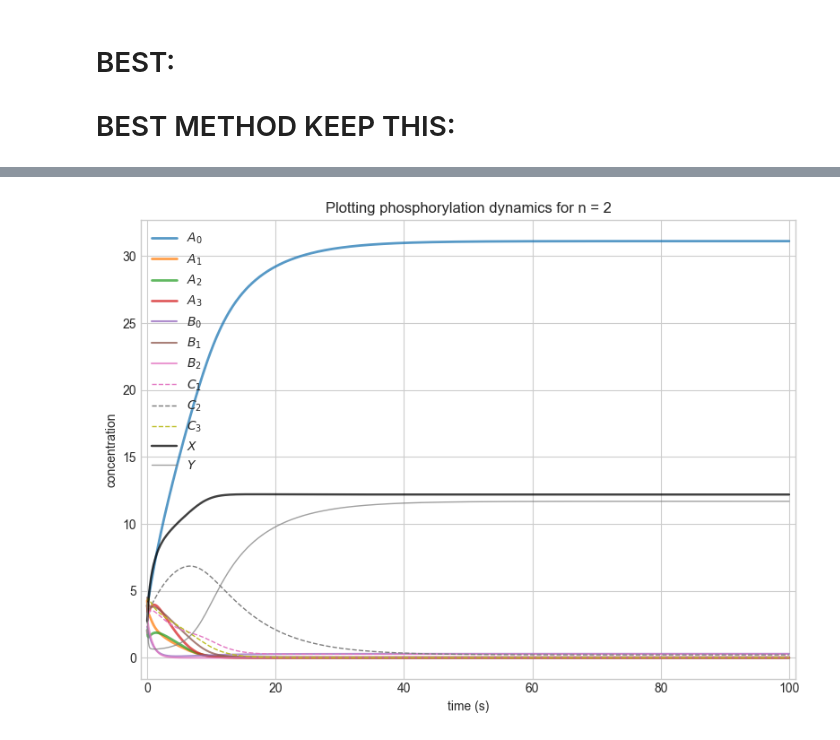
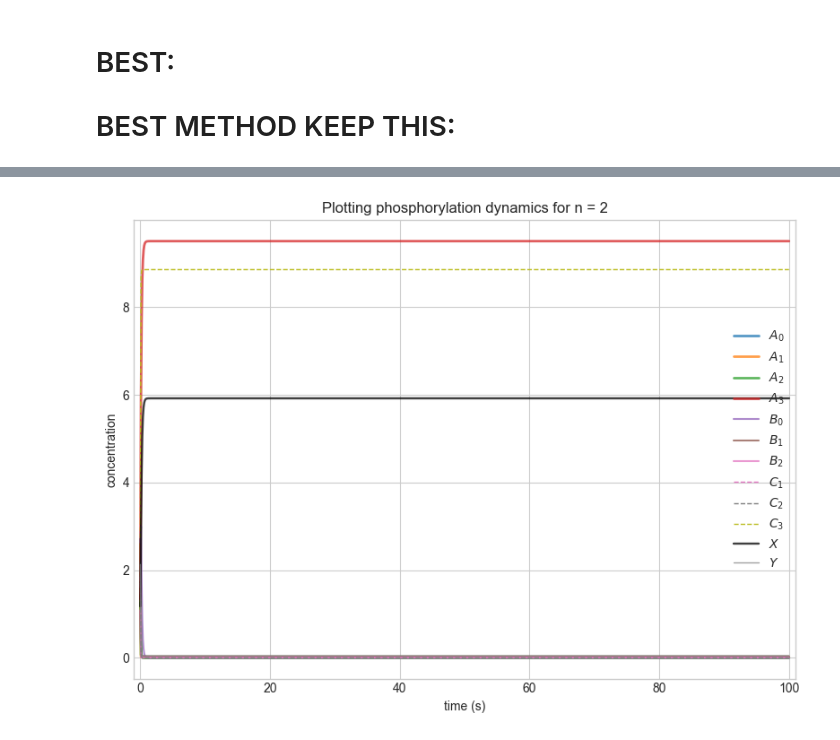
Before and after one commit to mattia0345/Research, a Jupyter notebook: PHOSPHORYLATION.ipynb, the cells around one changed output, grey strips where cells are left out. Drawn from its saved outputs; the diff is of its cells as text; code cells hidden in the pictures.

Commit message:
initial success

```diff
--- a/PHOSPHORYLATION.ipynb
+++ b/PHOSPHORYLATION.ipynb
@@ -396,19 +396,35 @@ def phosphorylation_system_solver(parameters_tuple, initial_states_array):
     # WRITE CODE THAT EXPORTS DATA AS FILE
 # %%
 import numpy as np
-from scipy.optimize import fsolve
 n = 2
 N = 2**n
-# initial_states_array = np.random.uniform(0, 2, 3 * N + 2)
-# initial_states_array[2 * N - 1] = 0
-# initial_states_array[2 * N] = 0
 
 ##################### constructing initial parameter vectors/matrices
-gen = all_parameter_generation(n, "distributive", "gamma", (0.5, 1), verbose = False)
-alpha_matrix = gen.alpha_parameter_generation()
-beta_matrix = gen.beta_parameter_generation()
-k_positive_rates, k_negative_rates = gen.k_parameter_generation()
-p_positive_rates, p_negative_rates = gen.p_parameter_generation()
+# gen = all_parameter_generation(n, "distributive", "gamma", (0.5, 1), verbose = False)
+# alpha_matrix = gen.alpha_parameter_generation()
+# beta_matrix = gen.beta_parameter_generation()
+# k_positive_rates, k_negative_rates = gen.k_parameter_generation()
+# p_positive_rates, p_negative_rates = gen.p_parameter_generation()
+
+arr = np.loadtxt('test_1000.csv', skiprows = 1, delimiter=',')
+print(arr[0])
+print(len(arr[0]))
+# a_0_stable_fp, a_1_stable_fp, a_2_stable_fp, a_3_stable_fp, a_tot, x_tot, y_tot, alpha_matrix_parameters, beta_matrix_parameters, k_+_parameters, k_-_parameters, p_+_parameters, p_-_parameters"
+alpha_matrix_parameters = arr[0][7:11]
+beta_matrix_parameters = arr[0][11:15]
+k_positive_rates = np.array(arr[0][15:18])
+k_negative_rates = np.array(arr[0][18:21])
+p_positive_rates = np.array(arr[0][21:24])
+p_negative_rates = np.array(arr[0][24:27])
+
+alpha_matrix = np.array([[0, alpha_matrix_parameters[0], alpha_matrix_parameters[1], 0],
+                        [0, 0, 0, alpha_matrix_parameters[2]],
+                        [0, 0, 0, alpha_matrix_parameters[3]],
+                        [0, 0, 0, 0]])
+beta_matrix = np.array([[0, 0, 0, 0],
+                        [beta_matrix_parameters[0], 0, 0, 0],
+                        [beta_matrix_parameters[1], 0, 0, 0],
+                        [0, beta_matrix_parameters[2], beta_matrix_parameters[3], 0]])
 #####################
 # alpha_matrix = np.array([[0, 1],
 #                          [0, 0]])
@@ -442,23 +458,7 @@ p_positive_rates, p_negative_rates = gen.p_parameter_generation()
 # diagonal_loss_alpha_matrix = np.diag(alpha_matrix @ ones_vec); diagonal_loss_beta_matrix = np.diag(beta_matrix @ ones_vec)
 
 initial_states_array = np.random.uniform(1, 3, 3 * N)
-# initial_states_array = np.zeros(3 * N + 2)
-# initial_states_array[0] = 1
-# initial_states_array[3] = 1
-# a = initial_states_array[0: N].astype(float)
-# b = initial_states_array[N: 2*N - 1].astype(float)
-# c = initial_states_array[2*N - 1: 3*N - 2].astype(float)
-# print(initial_states_array)
-# print(a)
-# print(b)
-# print(c)
-# initial_states_array[2 * N - 1] = 0
-# initial_states_array[2 * N] = 0
-# steady_state = fsolve(phosphorylation_solver_adjsuted, initial_states_array, args = parameters_tuple)
-
-# print("Steady state values:", steady_state)
 
 parameters_tuple = (n, alpha_matrix, beta_matrix, k_positive_rates, k_negative_rates, p_positive_rates, p_negative_rates)
-# initially compute
 phosphorylation_system_solver(parameters_tuple, initial_states_array)
 # %% [output]
@@ -477,4 +485,4 @@ final Y = 11.68520320863254
-[figure, old version]
+[figure, new version]
 # %%
 import sympy as sp
 
```
Also changed, not shown: parts of 1 cell of this notebook, 10 other files.
